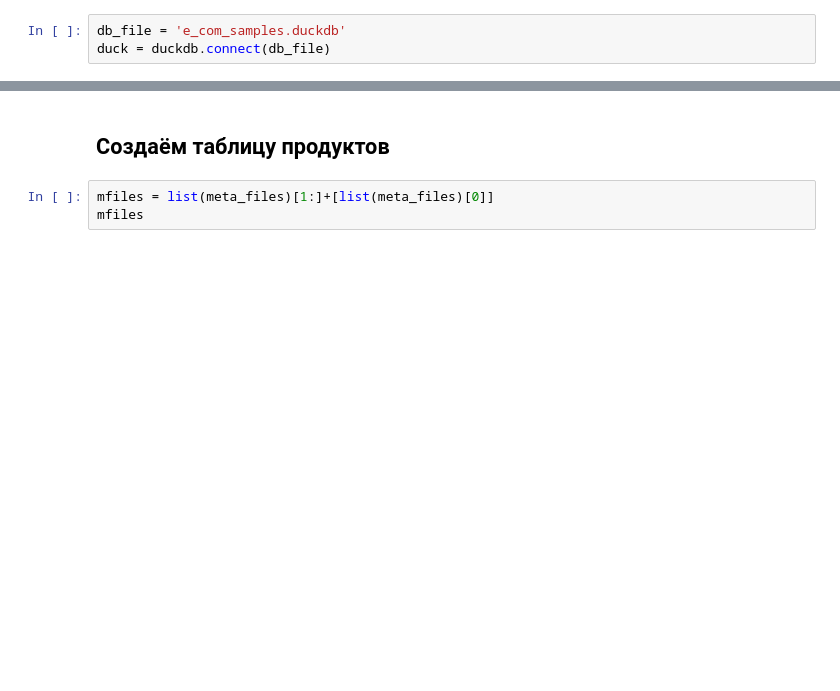
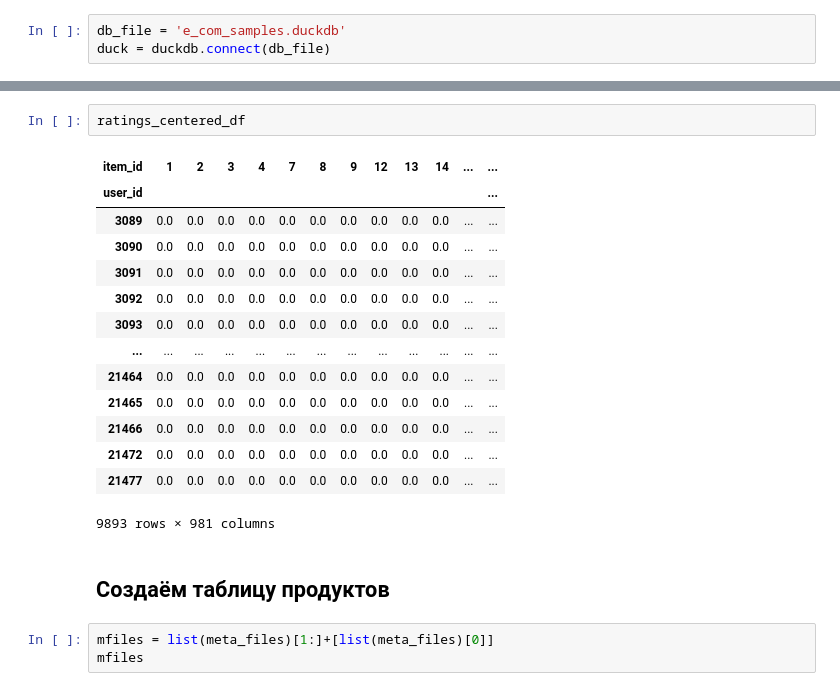
Before and after one commit to MarufIbragimov/receng, a Jupyter notebook: data_preparation copy.ipynb, the cells around one changed output, grey strips where cells are left out. Drawn from its saved outputs; the diff is of its cells as text; blank space fills up the shorter version.

```diff
--- a/data_preparation copy.ipynb
+++ b/data_preparation copy.ipynb
@@ -20,3 +290,20 @@ duck = duckdb.connect(db_file)
+# %%
+ratings_centered_df
+# %% [output]
+| item_id | 1 | 2 | 3 | 4 | 7 | 8 | 9 | 12 | 13 | 14 | ... | ... |
+| user_id |  |  |  |  |  |  |  |  |  |  |  | ... |
+| 3089 | 0.0 | 0.0 | 0.0 | 0.0 | 0.0 | 0.0 | 0.0 | 0.0 | 0.0 | 0.0 | ... | ... |
+| 3090 | 0.0 | 0.0 | 0.0 | 0.0 | 0.0 | 0.0 | 0.0 | 0.0 | 0.0 | 0.0 | ... | ... |
+| 3091 | 0.0 | 0.0 | 0.0 | 0.0 | 0.0 | 0.0 | 0.0 | 0.0 | 0.0 | 0.0 | ... | ... |
+| 3092 | 0.0 | 0.0 | 0.0 | 0.0 | 0.0 | 0.0 | 0.0 | 0.0 | 0.0 | 0.0 | ... | ... |
+| 3093 | 0.0 | 0.0 | 0.0 | 0.0 | 0.0 | 0.0 | 0.0 | 0.0 | 0.0 | 0.0 | ... | ... |
+| ... | ... | ... | ... | ... | ... | ... | ... | ... | ... | ... | ... | ... |
+| 21464 | 0.0 | 0.0 | 0.0 | 0.0 | 0.0 | 0.0 | 0.0 | 0.0 | 0.0 | 0.0 | ... | ... |
+| 21465 | 0.0 | 0.0 | 0.0 | 0.0 | 0.0 | 0.0 | 0.0 | 0.0 | 0.0 | 0.0 | ... | ... |
+| 21466 | 0.0 | 0.0 | 0.0 | 0.0 | 0.0 | 0.0 | 0.0 | 0.0 | 0.0 | 0.0 | ... | ... |
+| 21472 | 0.0 | 0.0 | 0.0 | 0.0 | 0.0 | 0.0 | 0.0 | 0.0 | 0.0 | 0.0 | ... | ... |
+| 21477 | 0.0 | 0.0 | 0.0 | 0.0 | 0.0 | 0.0 | 0.0 | 0.0 | 0.0 | 0.0 | ... | ... |
+9893 rows × 981 columns
 # %% [markdown]
 ## Создаём таблицу продуктов
 # %%
```
Also changed, not shown: parts of 40 cells of this notebook, 18 other files.
